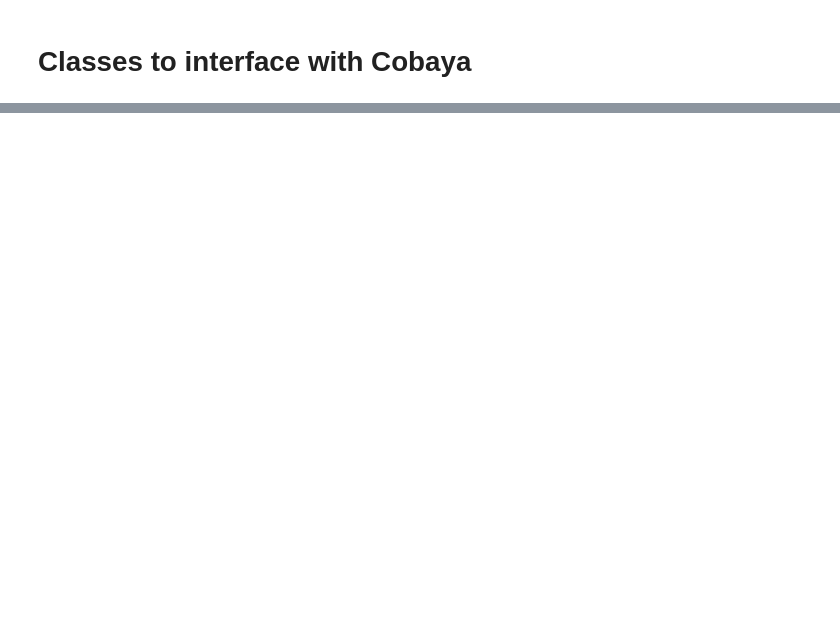
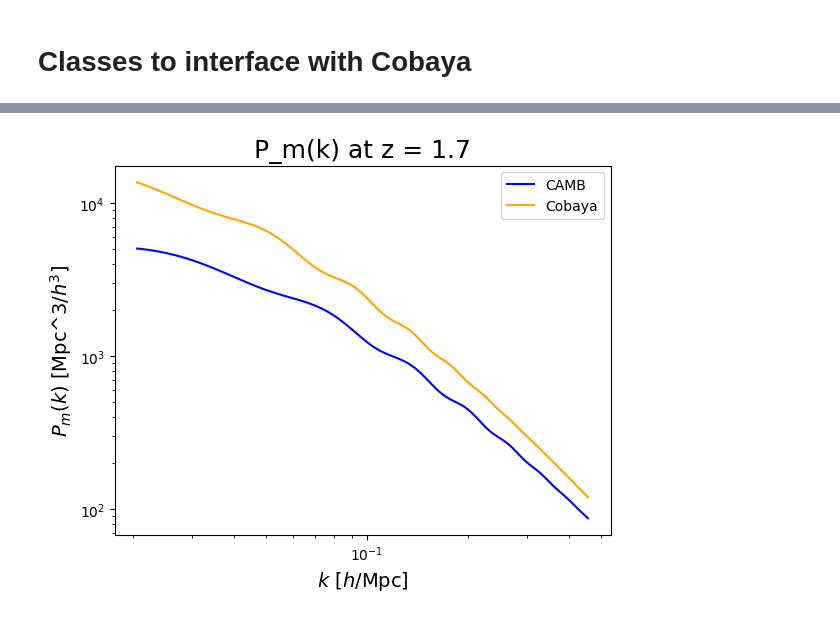
Before and after one commit to GuillermoMtnz8/PkReconstructions, a Jupyter notebook: cobaya_likelihood.ipynb, the cells around one changed output, grey strips where cells are left out. Drawn from its saved outputs; the diff is of its cells as text; code cells hidden in the pictures; blank space fills up the shorter version.

```diff
--- a/cobaya_likelihood.ipynb
+++ b/cobaya_likelihood.ipynb
@@ -433,3 +466,20 @@ pk_matter_Cobaya = model.provider.get_Pk_interpolator(('delta_tot', 'delta_tot')
 # %%
 #from cobaya import run
 #updated_info, sampler = run(info)
+# %%
+# Plotting both datasets with different colors
+plt.loglog(kCAMB, pCAMB[2], label='CAMB', color='blue')
+plt.loglog(KArray, pk_matter_Cobaya.P(za[2], KArray), label='Cobaya', color='orange')
+
+# Adding labels and title
+plt.ylabel('$P_m(k)$ [Mpc^3/$h^3$]', fontsize=14)
+plt.xlabel('$k$ [$h$/Mpc]', fontsize=14)
+plt.title('P_m(k) at z = 1.7', fontsize=18)
+
+# Adding legend
+plt.legend()
+
+# Show the plot
+plt.show()
+# %% [output]
+[figure, added]
```
Also changed, not shown: parts of 9 cells of this notebook.
